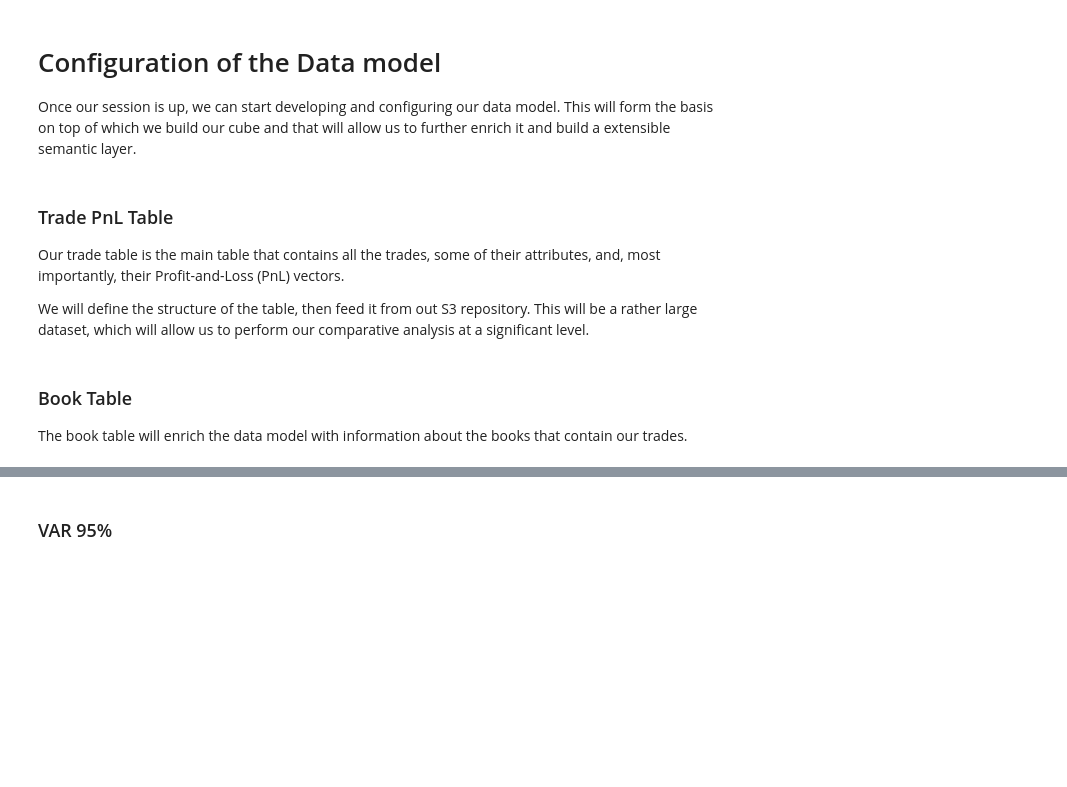
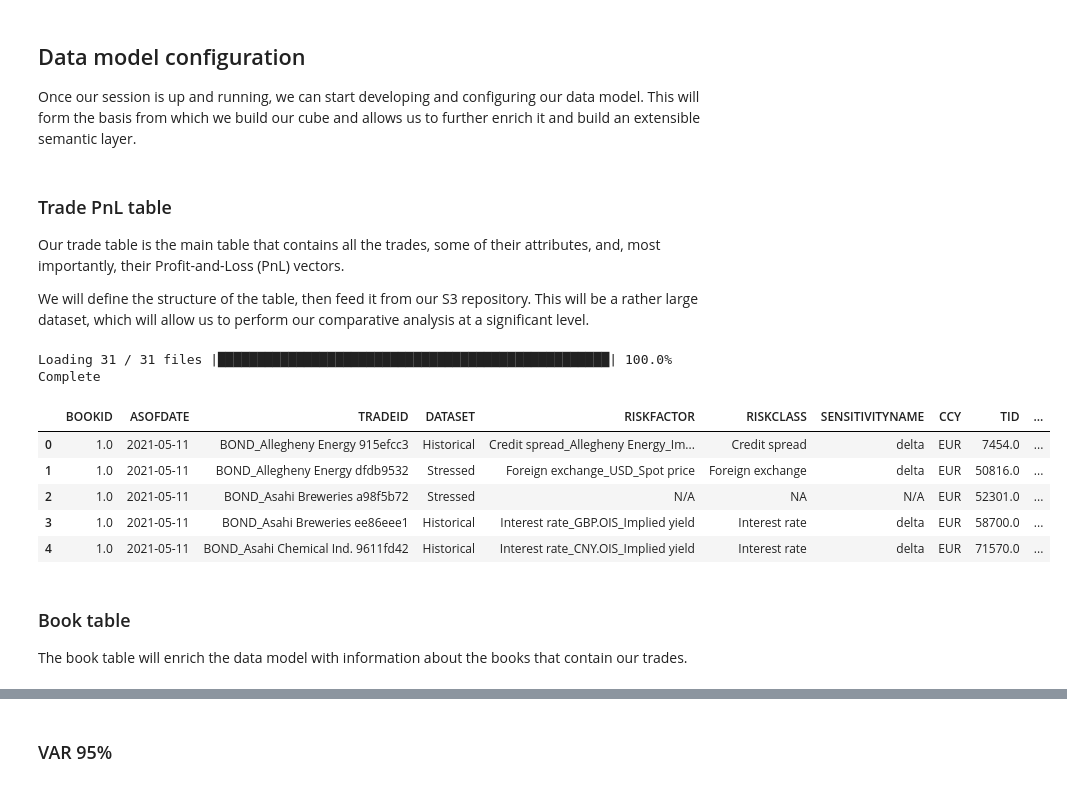
Before and after one commit to atoti/atoti, a Jupyter notebook: 02-technical-guides/atoti-pandas-comparison/main.ipynb, the cells around one changed output, grey strips where cells are left out. Saved outputs shown, nothing was run; the diff lists cells and outputs as text; code cells hidden in the pictures; blank space fills up the shorter version.

Commit message:
pushing atoti vs. pandas notebook

```diff
--- a/02-technical-guides/atoti-pandas-comparison/main.ipynb
+++ b/02-technical-guides/atoti-pandas-comparison/main.ipynb
@@ -39,15 +33,19 @@ Let's start by creating an Atoti session to host our in-memory data cube
 # %%
-session = tt.Session()
+session = tt.Session.start(
+    tt.SessionConfig(
+        java_options=["-Xms1G", "-Xmx12G"],
+    )
+)
 # %% [markdown]
-# Configuration of the Data model
+## Data model configuration
 
-Once our session is up, we can start developing and configuring our data model. This will form the basis on top of which we build our cube and that will allow us to further enrich it and build a extensible semantic layer.
+Once our session is up and running, we can start developing and configuring our data model. This will form the basis from which we build our cube and allows us to further enrich it and build an extensible semantic layer.
 # %% [markdown]
-### Trade PnL Table
+### Trade PnL table
 
 Our trade table is the main table that contains all the trades, some of their attributes, and, most importantly, their Profit-and-Loss (PnL) vectors.
 
-We will define the structure of the table, then feed it from out S3 repository. This will be a rather large dataset, which will allow us to perform our comparative analysis at a significant level.
+We will define the structure of the table, then feed it from our S3 repository. This will be a rather large dataset, which will allow us to perform our comparative analysis at a significant level.
 # %%
 trades_atoti = session.create_table(
     'TRADE_PNLS',
@@ -72,10 +66,32 @@ myBucket = s3.Bucket(bucket)
-# %%
-for object_summary in myBucket.objects.filter(Prefix="data/pnl/"):
-    file='s3://'+bucket+'/'+object_summary.key
-    if (file != 's3://bd-connect-london-hybrid-demo-202306/data/pnl/'):
-        trades_atoti.load_parquet(file)
+# %%
+# Use anonymous access with boto3 (required for accessing a public S3 bucket)
+s3 = boto3.resource("s3", config=Config(signature_version=UNSIGNED, read_timeout=1200))
+bucket = s3.Bucket("data.atoti.io")
+objects = bucket.objects.filter(Prefix="notebooks/atoti-pandas-comparison/data/pnl")
+
+# Get total number of files for progress bar calculation and initialize counter
+total_files = sum(1 for obj in objects if obj.key.endswith(".parquet"))
+file_count = 1
+
+# Iterate over files in the S3 bucket and display the progress bar
+for obj in objects:
+    file=f"s3://{bucket.name}/{obj.key}"
+    if (file != "s3://data.atoti.io/notebooks/atoti-pandas-comparison/data/pnl/"):
+        progress_bar.print_progress_bar(file_count, total_files, prefix=f'Loading {file_count} / {total_files} files', suffix='Complete', length=50)
+        trades_atoti.load_parquet(file)
+        file_count += 1
+
+trades_atoti.head()
+# %% [output]
+Loading 31 / 31 files |██████████████████████████████████████████████████| 100.0% Complete
+|  | BOOKID | ASOFDATE | TRADEID | DATASET | RISKFACTOR | RISKCLASS | SENSITIVITYNAME | CCY | TID | ... |
+| 0 | 1.0 | 2021-05-11 | BOND_Allegheny Energy 915efcc3 | Historical | Credit spread_Allegheny Energy_Im... | Credit spread | delta | EUR | 7454.0 | ... |
+| 1 | 1.0 | 2021-05-11 | BOND_Allegheny Energy dfdb9532 | Stressed | Foreign exchange_USD_Spot price | Foreign exchange | delta | EUR | 50816.0 | ... |
+| 2 | 1.0 | 2021-05-11 | BOND_Asahi Breweries a98f5b72 | Stressed | N/A | NA | N/A | EUR | 52301.0 | ... |
+| 3 | 1.0 | 2021-05-11 | BOND_Asahi Breweries ee86eee1 | Historical | Interest rate_GBP.OIS_Implied yield | Interest rate | delta | EUR | 58700.0 | ... |
+| 4 | 1.0 | 2021-05-11 | BOND_Asahi Chemical Ind. 9611fd42 | Historical | Interest rate_CNY.OIS_Implied yield | Interest rate | delta | EUR | 71570.0 | ... |
 # %% [markdown]
-### Book Table
+### Book table
 
 The book table will enrich the data model with information about the books that contain our trades.
 # %%
```
Also changed, not shown: parts of 31 cells of this notebook, 7 other files.
